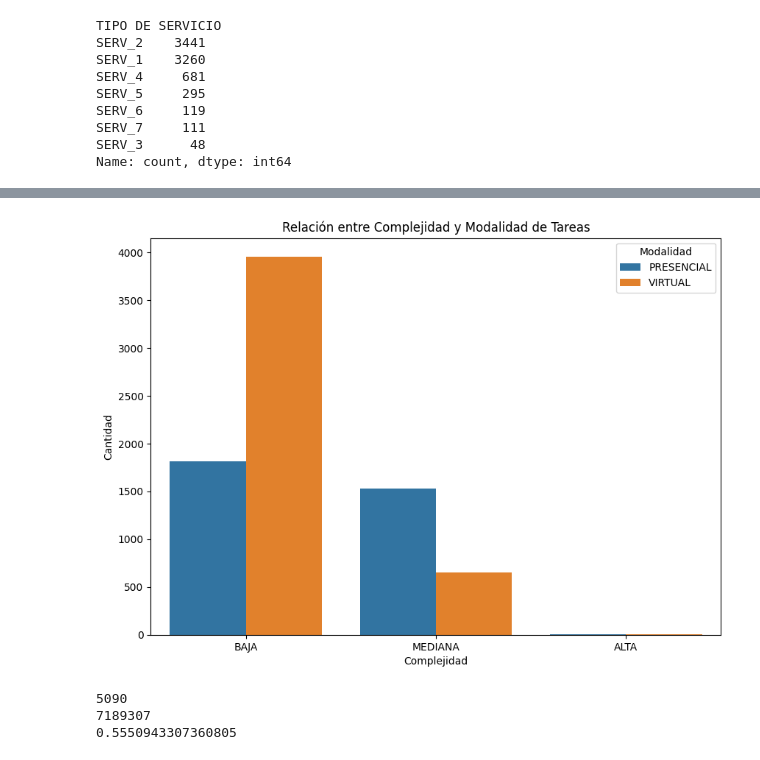
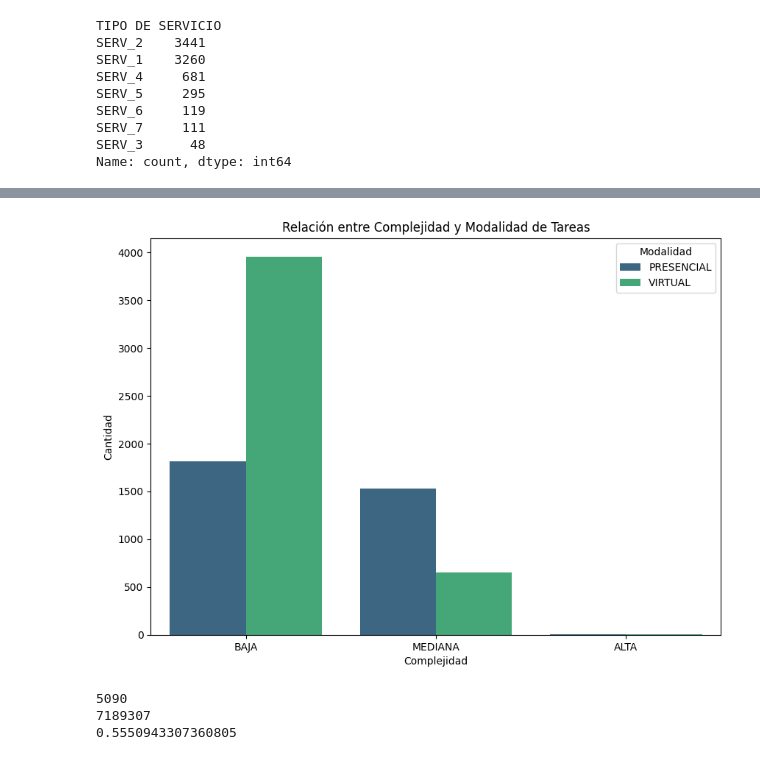
Before and after one commit to Giorgio6846/UPC-TF-ComplexNetwork, a Jupyter notebook: src/tp.ipynb, the cells around one changed output, grey strips where cells are left out. Cells and saved outputs as stored; diff of their text form; code cells hidden in the pictures.

```diff
--- a/src/tp.ipynb
+++ b/src/tp.ipynb
@@ -97,13 +138,13 @@ Name: count, dtype: int64
 # %%
 plt.figure(figsize=(10, 7))
-sns.countplot(data=df, x='COMPLEJIDAD', hue='MODALIDAD', order=['BAJA', 'MEDIANA', 'ALTA'])
+sns.countplot(data=df, x='COMPLEJIDAD', hue='MODALIDAD', order=['BAJA', 'MEDIANA', 'ALTA'], palette='viridis')
 plt.title('Relación entre Complejidad y Modalidad de Tareas')
 plt.xlabel('Complejidad')
 plt.ylabel('Cantidad')
 plt.legend(title='Modalidad')
 plt.show()
 # %% [output]
-[figure, old version]
+[figure, new version]
 # %%
 B = nx.Graph()
 
```
Also changed, not shown: parts of 2 cells of this notebook, 6 other files.
